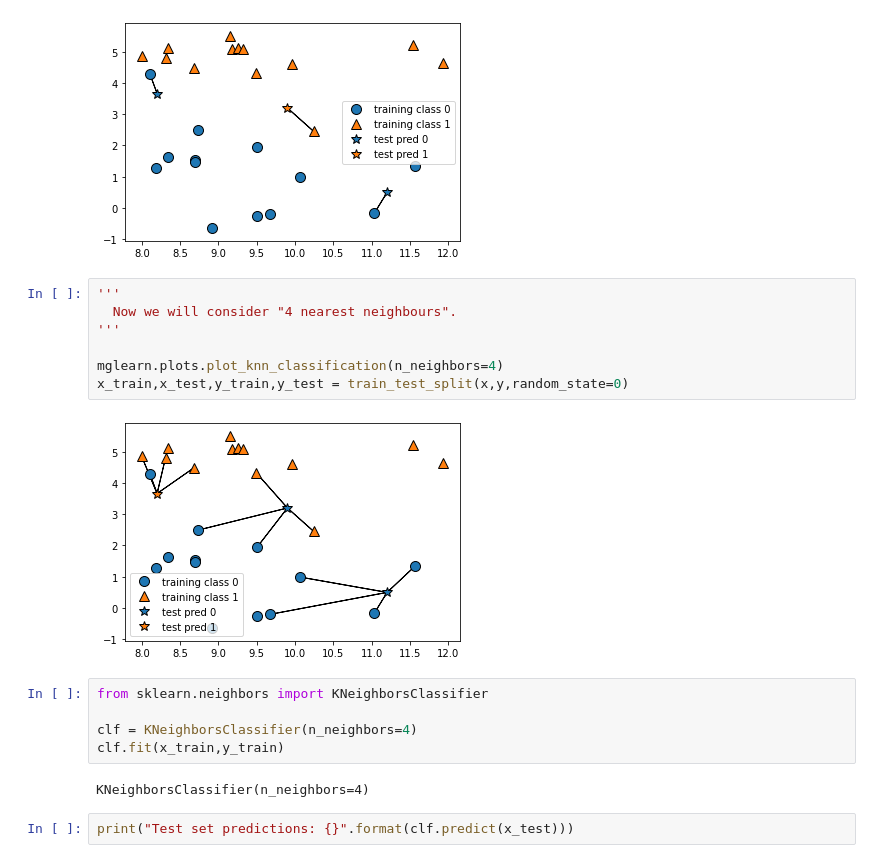
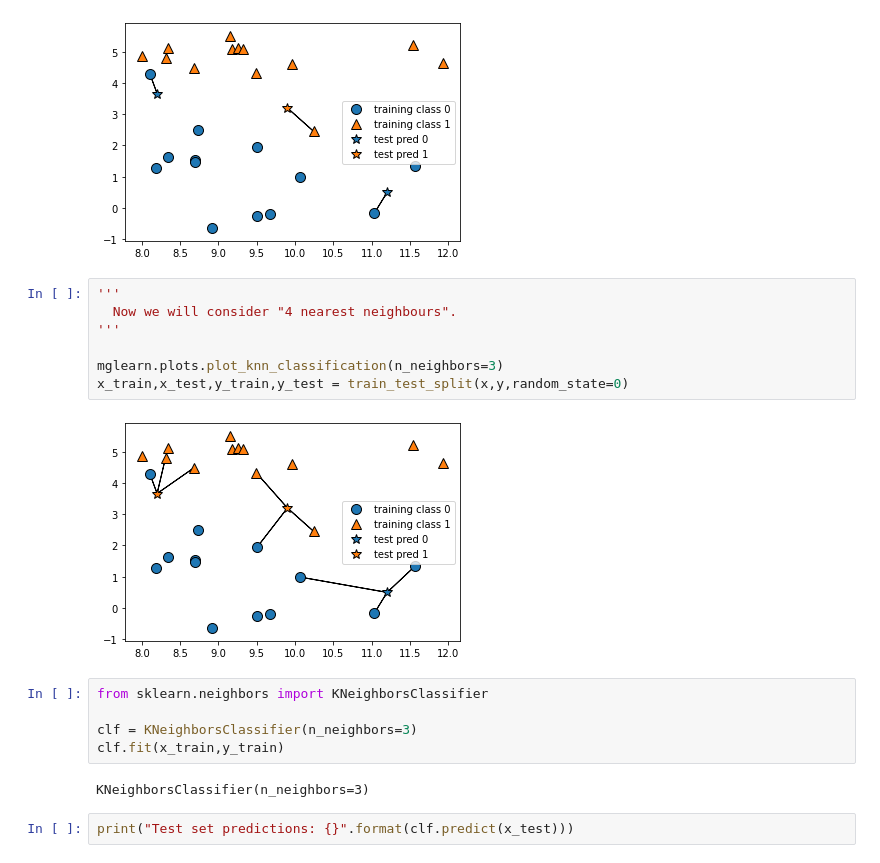
Before and after one commit to runjhunratawal/Machine-Learning-with-Python-Practice, a Jupyter notebook: Supervised_ML_Algorithms.ipynb, the cells around one changed output. Cells and saved outputs as stored; diff of their text form.

```diff
--- a/Supervised_ML_Algorithms.ipynb
+++ b/Supervised_ML_Algorithms.ipynb
@@ -59,19 +59,19 @@ mglearn.plots.plot_knn_classification(n_neighbors=1)
 # %%
 '''
   Now we will consider "4 nearest neighbours".
 '''
 
-mglearn.plots.plot_knn_classification(n_neighbors=4)
+mglearn.plots.plot_knn_classification(n_neighbors=3)
 x_train,x_test,y_train,y_test = train_test_split(x,y,random_state=0)
 # %% [output]
-[figure, old version]
+[figure, new version]
 # %%
 from sklearn.neighbors import KNeighborsClassifier
 
-clf = KNeighborsClassifier(n_neighbors=4)
+clf = KNeighborsClassifier(n_neighbors=3)
 clf.fit(x_train,y_train)
 # %% [output]
-KNeighborsClassifier(n_neighbors=4)
+KNeighborsClassifier(n_neighbors=3)
 # %%
 print("Test set predictions: {}".format(clf.predict(x_test)))
 # %% [output]
```
Also changed, not shown: parts of 2 cells of this notebook.
